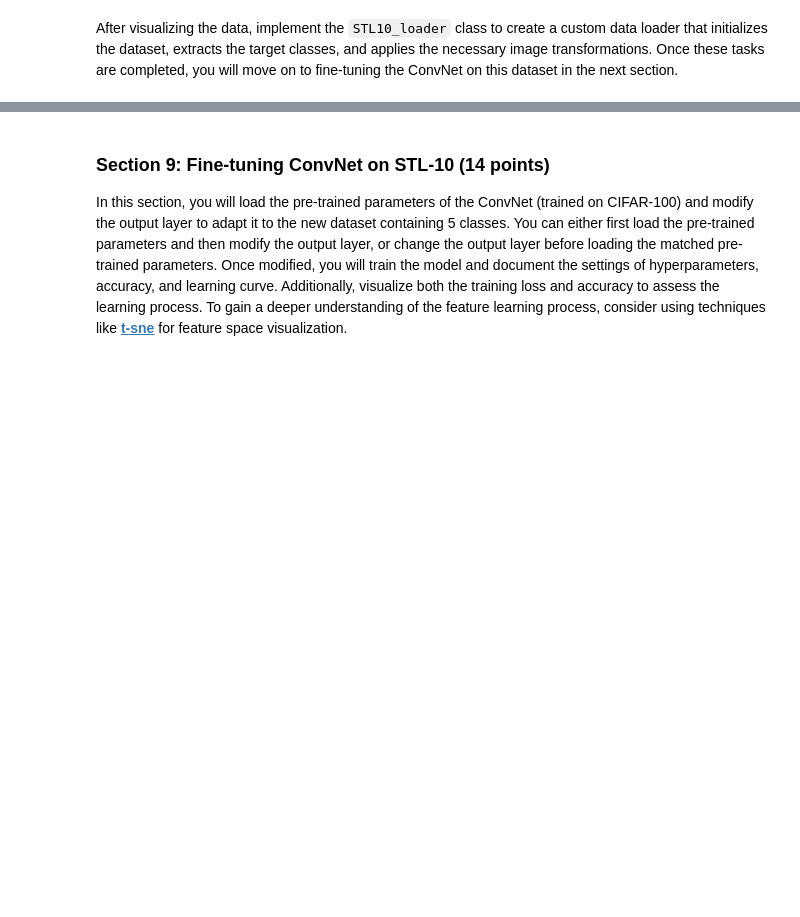
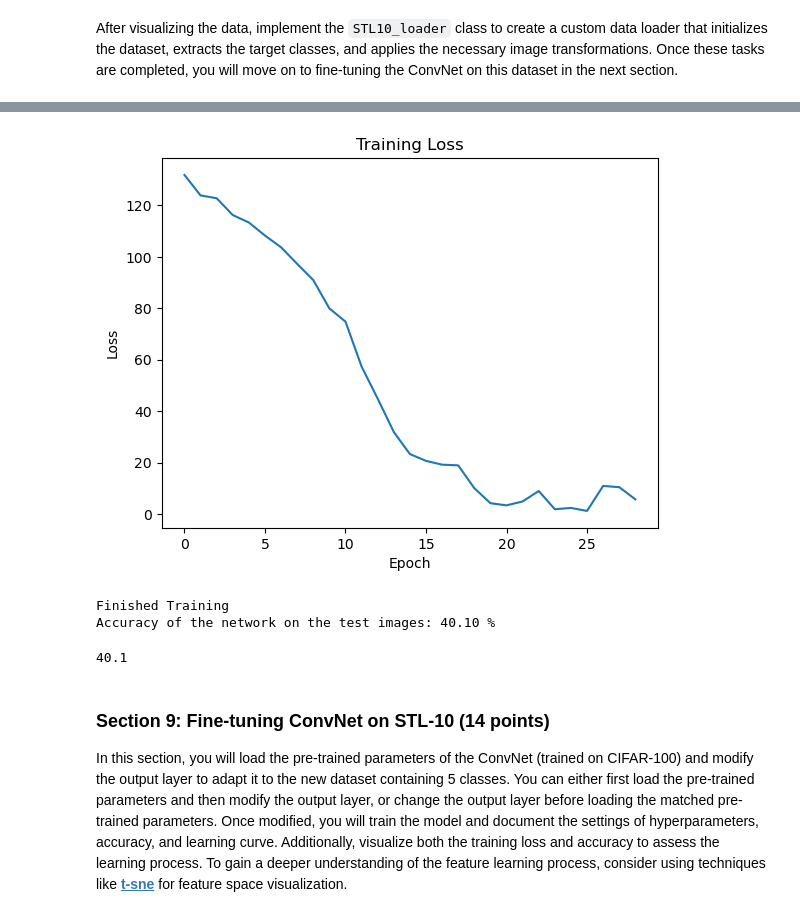
Before and after one commit to chaosido/cv1, a Jupyter notebook: final-lab/cv1-final-lab-part-2.ipynb, the cells around one changed output, grey strips where cells are left out. Cells and saved outputs as stored; diff of their text form; code cells hidden in the pictures; blank space fills up the shorter version.

```diff
--- a/final-lab/cv1-final-lab-part-2.ipynb
+++ b/final-lab/cv1-final-lab-part-2.ipynb
@@ -980,0 +1071,21 @@ TypeError: pic should be PIL Image or ndarray. Got <class 'torch.Tensor'>
+# %%
+transform_STL_optimized = transforms.Compose([
+    transforms.RandomHorizontalFlip(),
+    transforms.RandomRotation(10),
+    transforms.RandomResizedCrop(96, scale=(0.8, 1.0)),
+    transforms.ToTensor(),
+    transforms.Normalize(mean=[0.4467, 0.4398, 0.4066], std=[0.2603, 0.2566, 0.2713]),
+])
+
+train_set_stl_10 = STL10_loader(root='./data', train=True, transform=transform_STL_optimized)
+
+train_data_loader_stl_10 = DataLoader(train_set_stl_10, shuffle=True, batch_size=32)
+
+net_STL_optimized = ConvNet_STL_optimized()
+
+criterion = nn.CrossEntropyLoss()
+optimizer = torch.optim.Adam(net_STL_optimized.parameters(), lr=0.001, weight_decay=1e-5)
+
+train(net_STL_optimized, train_data_loader_stl_10, criterion, optimizer, epochs=50, validate_every=3, test_data_loader=test_data_loader_stl_10)
+validate(net_STL_optimized, test_data_loader_stl_10)
+# %% [output]
@@ -981,3 +1109,7 @@ TypeError: pic should be PIL Image or ndarray. Got <class 'torch.Tensor'>
+[figure, added]
+Finished Training
+Accuracy of the network on the test images: 40.10 %
+40.1
 # %% [markdown]
 <a id="section-9"></a>
 ### **Section 9: Fine-tuning ConvNet on STL-10 (14 points)**
```
Also changed, not shown: parts of 9 cells of this notebook, 2 other files.
